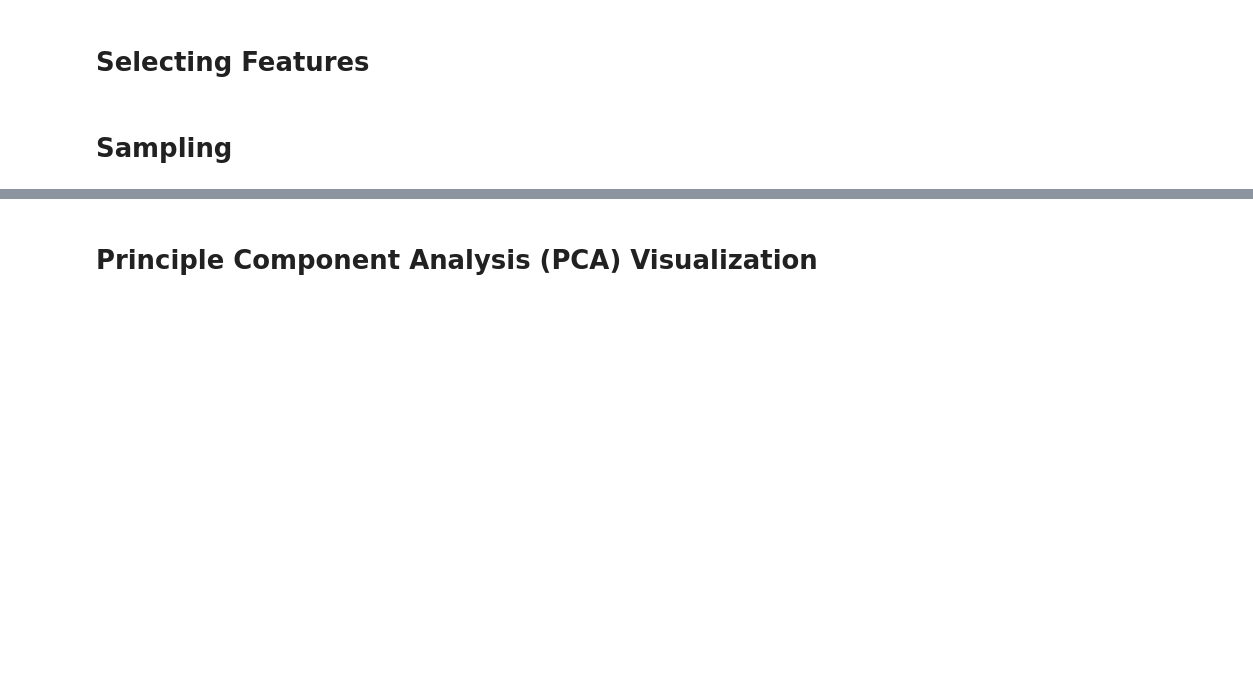
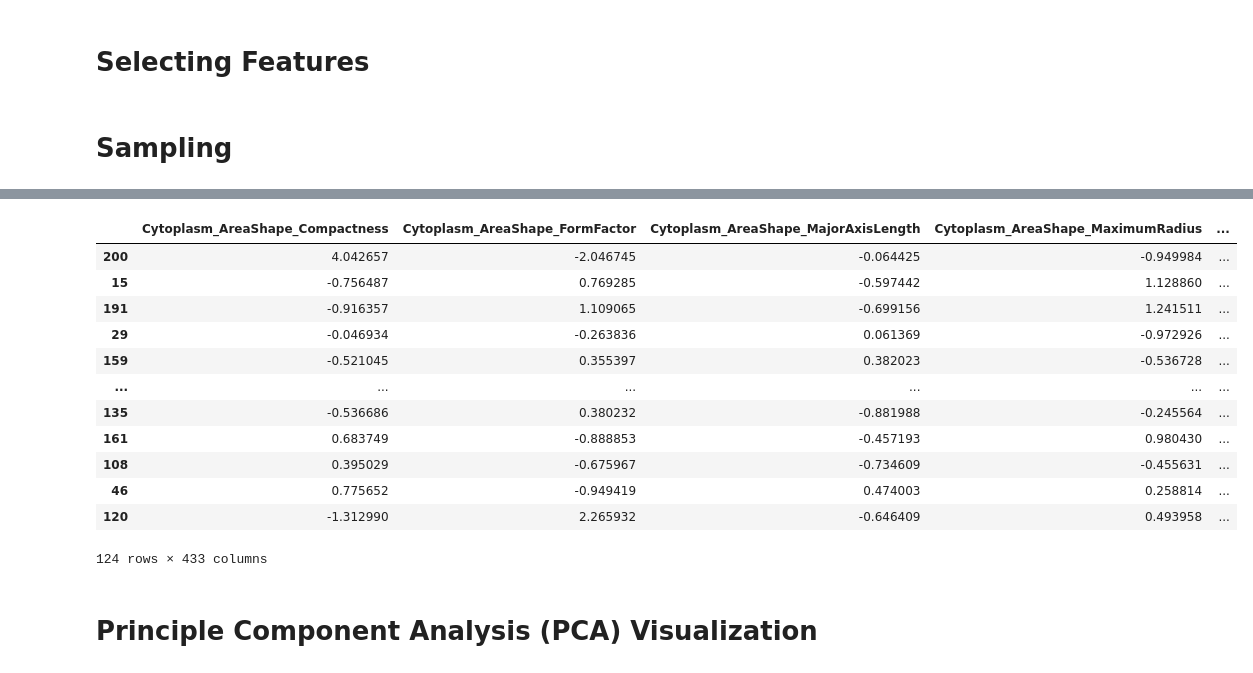
Before and after one commit to WayScience/NF1_SchwannCell_data_analysis, a Jupyter notebook: nf1_cellprofiler_classifier_fs_all_cellprofiler_all_feat_perfect.ipynb, the cells around one changed output, grey strips where cells are left out. Saved outputs shown, nothing was run; the diff lists cells and outputs as text; code cells hidden in the pictures; blank space fills up the shorter version.

```diff
--- a/nf1_cellprofiler_classifier_fs_all_cellprofiler_all_feat_perfect.ipynb
+++ b/nf1_cellprofiler_classifier_fs_all_cellprofiler_all_feat_perfect.ipynb
@@ -56,3 +89,19 @@ traindf, testdf = train_test_split(dsamp_featdf, random_state=rnd_val, shuffle=T
+# %%
+traindf
+# %% [output]
+|  | Cytoplasm_AreaShape_Compactness | Cytoplasm_AreaShape_FormFactor | Cytoplasm_AreaShape_MajorAxisLength | Cytoplasm_AreaShape_MaximumRadius | ... |
+| 200 | 4.042657 | -2.046745 | -0.064425 | -0.949984 | ... |
+| 15 | -0.756487 | 0.769285 | -0.597442 | 1.128860 | ... |
+| 191 | -0.916357 | 1.109065 | -0.699156 | 1.241511 | ... |
+| 29 | -0.046934 | -0.263836 | 0.061369 | -0.972926 | ... |
+| 159 | -0.521045 | 0.355397 | 0.382023 | -0.536728 | ... |
+| ... | ... | ... | ... | ... | ... |
+| 135 | -0.536686 | 0.380232 | -0.881988 | -0.245564 | ... |
+| 161 | 0.683749 | -0.888853 | -0.457193 | 0.980430 | ... |
+| 108 | 0.395029 | -0.675967 | -0.734609 | -0.455631 | ... |
+| 46 | 0.775652 | -0.949419 | 0.474003 | 0.258814 | ... |
+| 120 | -1.312990 | 2.265932 | -0.646409 | 0.493958 | ... |
+124 rows × 433 columns
 # %%
 train_feat = traindf.to_numpy()
 test_feat = testdf.to_numpy()
```
Also changed, not shown: parts of 6 cells of this notebook, 1 other file.
